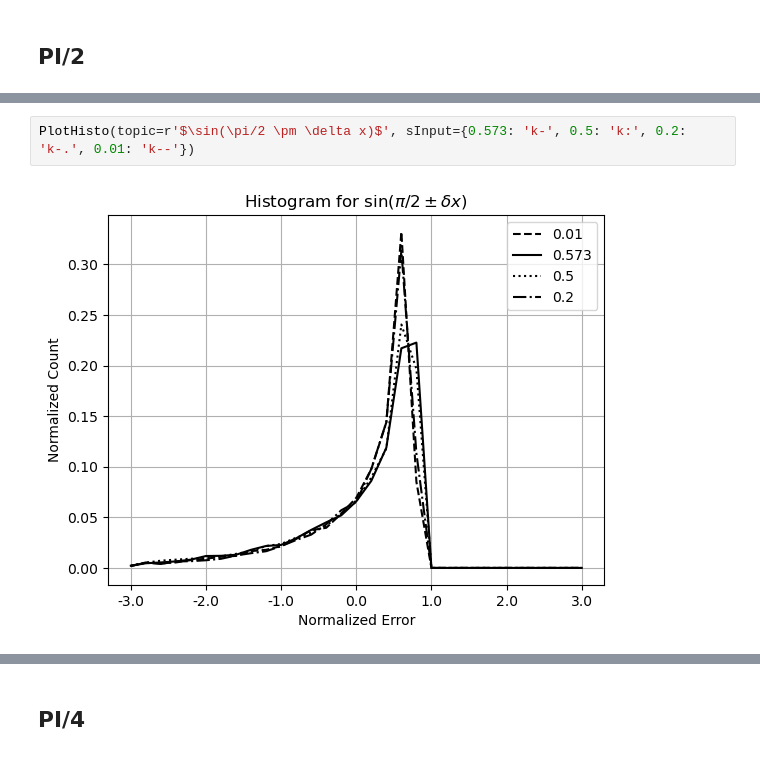
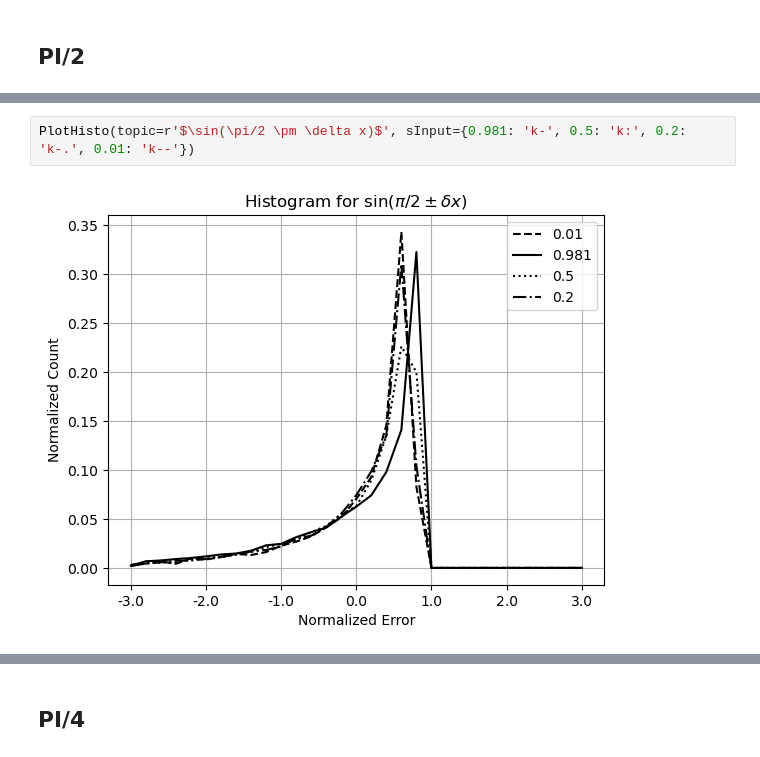
Before and after one commit to Chengpu0707/VarianceArithmetic, a Jupyter notebook: IPyNb/ConvergeEdge.ipynb, the cells around one changed output, grey strips where cells are left out. Cells and saved outputs as stored; diff of their text form.

```diff
--- a/IPyNb/ConvergeEdge.ipynb
+++ b/IPyNb/ConvergeEdge.ipynb
@@ -273,8 +272,8 @@ df.head()
 5 rows × 41 columns
 # %%
-PlotHisto(topic=r'$\sin(\pi/2 \pm \delta x)$', sInput={0.573: 'k-', 0.5: 'k:', 0.2: 'k-.', 0.01: 'k--'})
+PlotHisto(topic=r'$\sin(\pi/2 \pm \delta x)$', sInput={0.981: 'k-', 0.5: 'k:', 0.2: 'k-.', 0.01: 'k--'})
 # %% [output]
-[figure, old version]
+[figure, new version]
 # %%
 PlotCompare(topic=r'$\sin(\pi/2 \pm \delta x)$')
 # %% [output]
```
Also changed, not shown: parts of 23 cells of this notebook, 3 other files.
